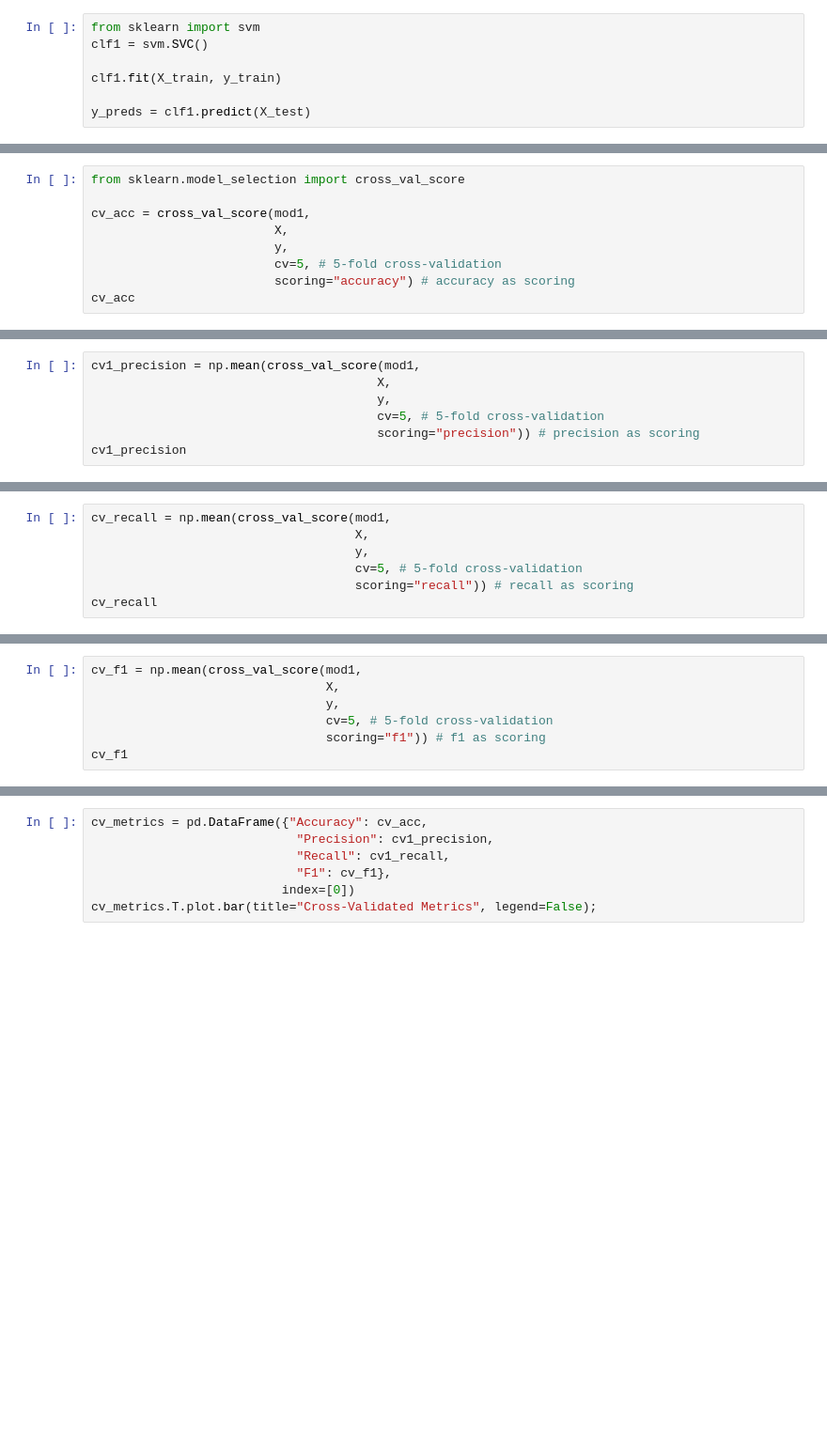
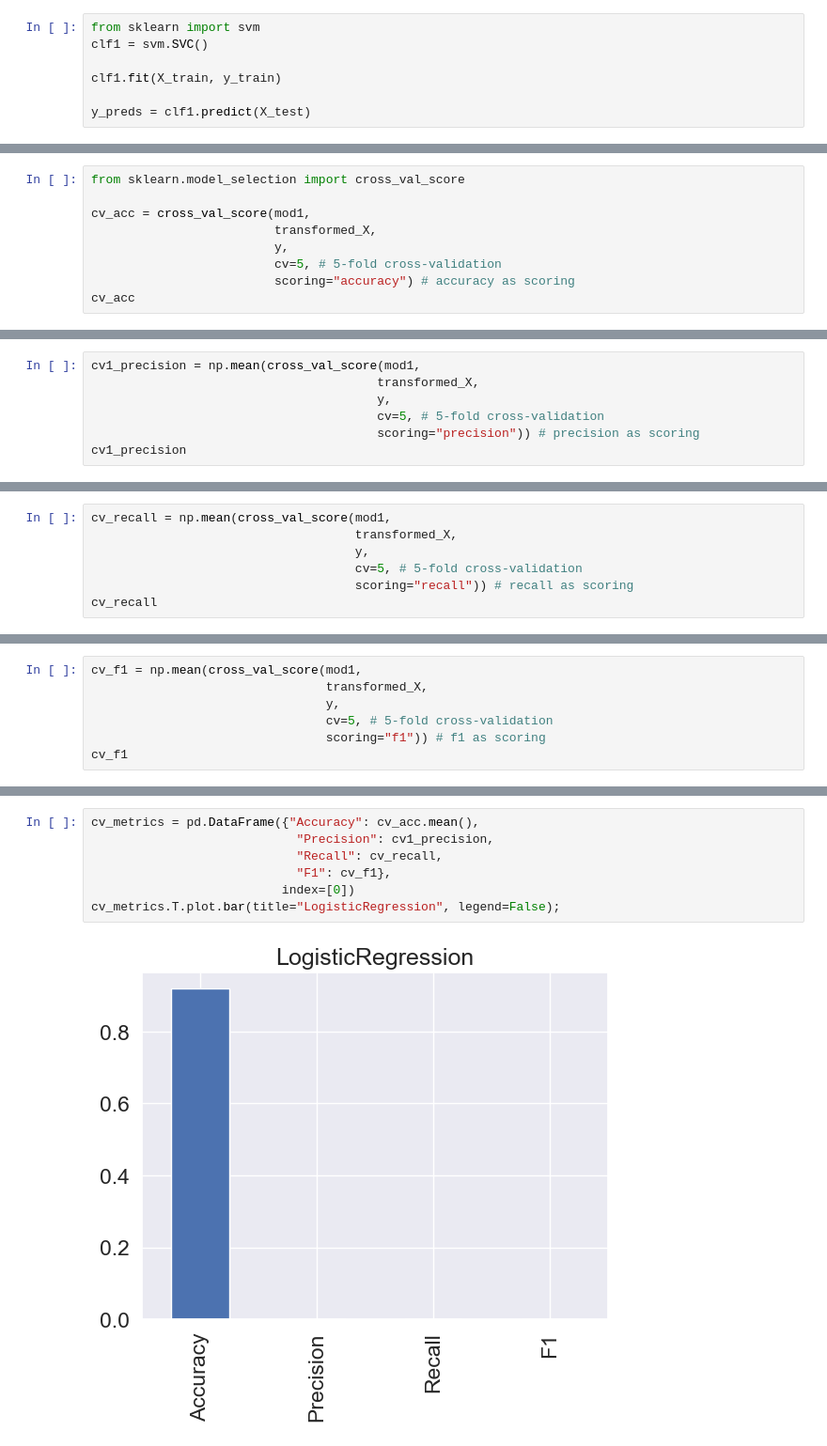
Before and after one commit to Rakkshith14/CreditCard-Fraud-Detection, a Jupyter notebook: creditcard-fraud-detector.ipynb, the cells around one changed output, grey strips where cells are left out. Shown at 94% size. Cells and saved outputs as stored; diff of their text form; blank space fills up the shorter version.

```diff
--- a/creditcard-fraud-detector.ipynb
+++ b/creditcard-fraud-detector.ipynb
@@ -752,7 +799,7 @@ print(classification_report(y_test, ypred3))
 from sklearn.model_selection import cross_val_score
 
 cv_acc = cross_val_score(mod1,
-                         X,
+                         transformed_X,
                          y,
                          cv=5, # 5-fold cross-validation
                          scoring="accuracy") # accuracy as scoring
@@ -774,6 +844,6 @@ cv_acc2
 # %%
 cv1_precision = np.mean(cross_val_score(mod1,
-                                       X,
+                                       transformed_X,
                                        y,
                                        cv=5, # 5-fold cross-validation
                                        scoring="precision")) # precision as scoring
@@ -795,6 +888,6 @@ cv3_precision
 # %%
 cv_recall = np.mean(cross_val_score(mod1,
-                                    X,
+                                    transformed_X,
                                     y,
                                     cv=5, # 5-fold cross-validation
                                     scoring="recall")) # recall as scoring
@@ -816,6 +932,6 @@ cv2_recall
 # %%
 cv_f1 = np.mean(cross_val_score(mod1,
-                                X,
+                                transformed_X,
                                 y,
                                 cv=5, # 5-fold cross-validation
                                 scoring="f1")) # f1 as scoring
@@ -823,7 +958,9 @@ cv_f1
 # %%
-cv_metrics = pd.DataFrame({"Accuracy": cv_acc,
+cv_metrics = pd.DataFrame({"Accuracy": cv_acc.mean(),
                             "Precision": cv1_precision,
-                            "Recall": cv1_recall,
+                            "Recall": cv_recall,
                             "F1": cv_f1},
                           index=[0])
-cv_metrics.T.plot.bar(title="Cross-Validated Metrics", legend=False);
+cv_metrics.T.plot.bar(title="LogisticRegression", legend=False);
+# %% [output]
+[figure, added]
```
Also changed, not shown: parts of 29 cells of this notebook.
